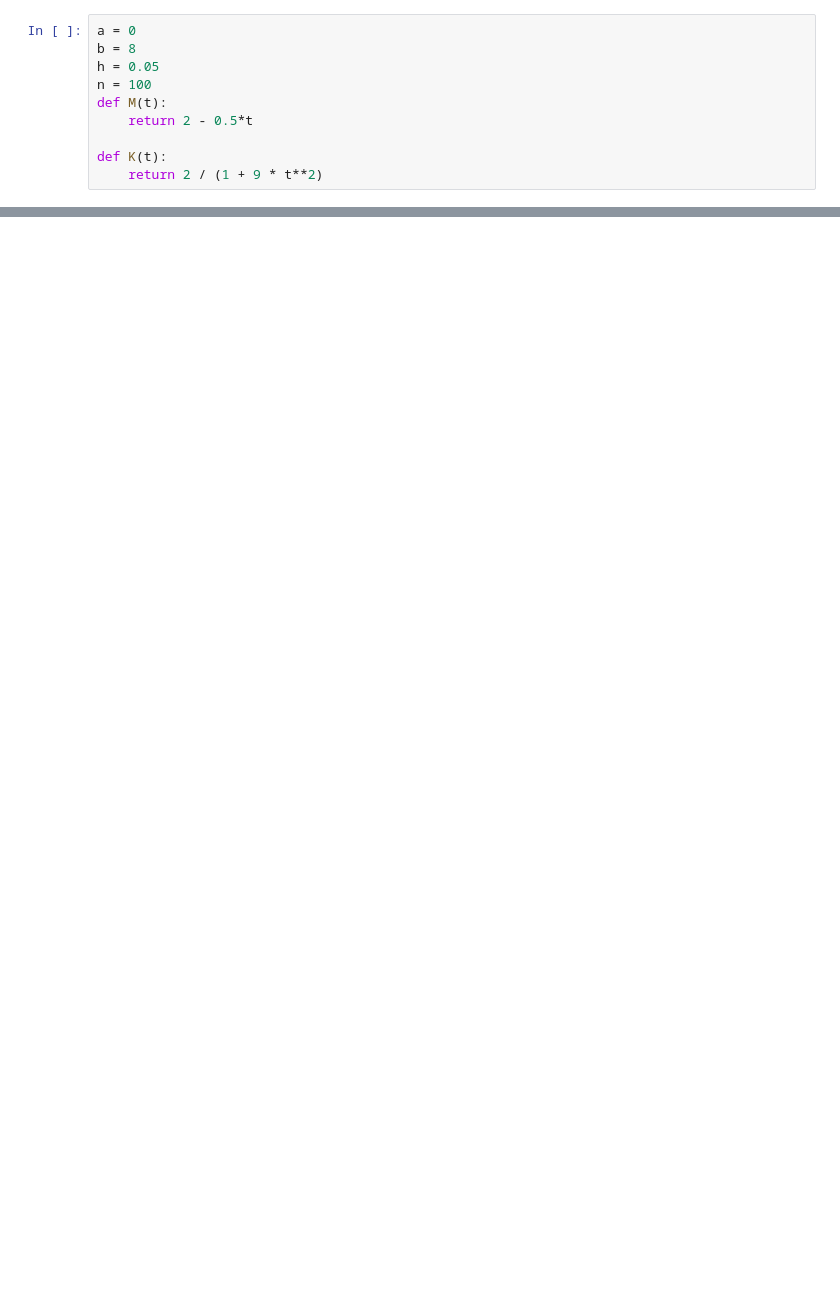
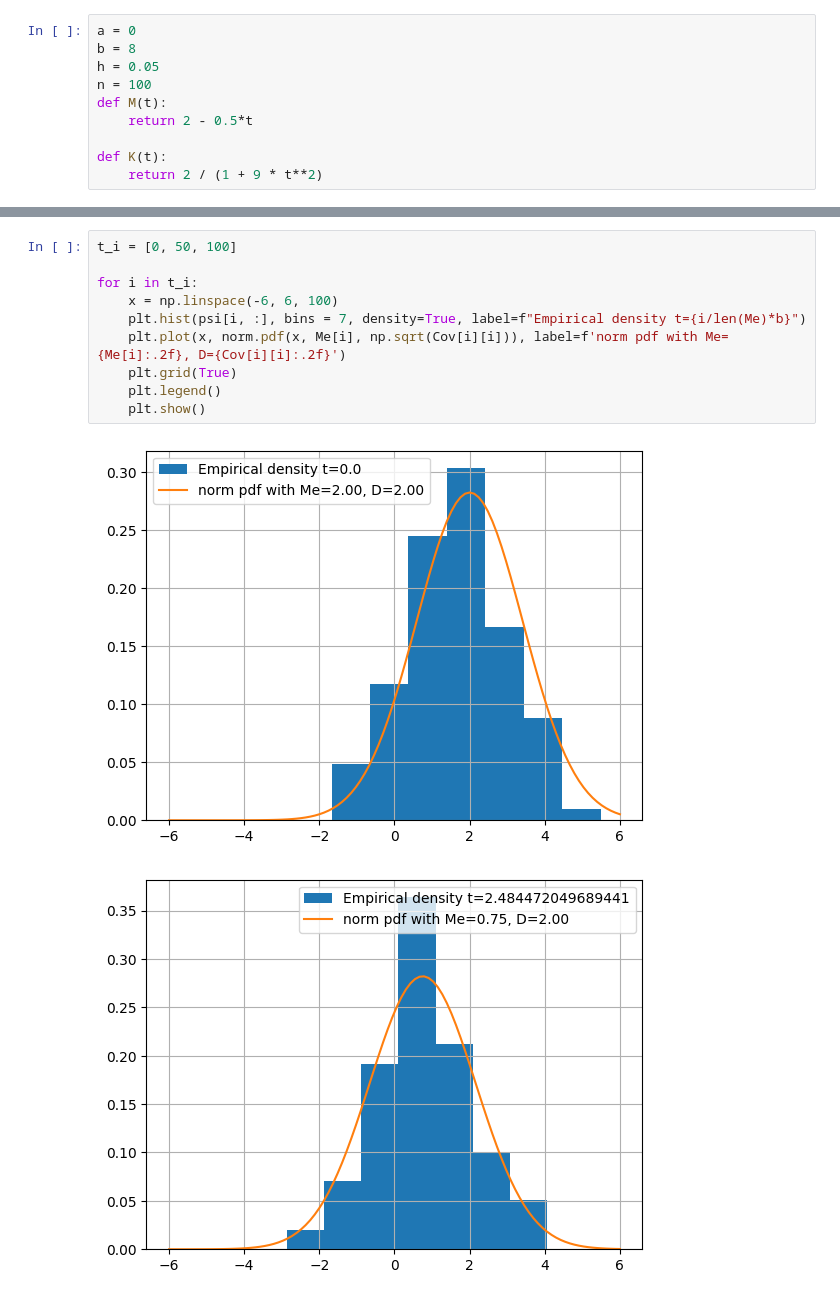
Before and after one commit to romkaimp/MS, a Jupyter notebook: Random_processes/dz2-1.ipynb, the cells around one changed output, grey strips where cells are left out. Saved outputs shown, nothing was run; the diff lists cells and outputs as text; blank space fills up the shorter version.

```diff
--- a/Random_processes/dz2-1.ipynb
+++ b/Random_processes/dz2-1.ipynb
@@ -77,0 +128,13 @@ plt.scatter([[1 for i in range(t1.shape[0])], [2 for i in range(t1.shape[0])], [
+# %%
+t_i = [0, 50, 100]
+
+for i in t_i:
+    x = np.linspace(-6, 6, 100)
+    plt.hist(psi[i, :], bins = 7, density=True, label=f"Empirical density t={i/len(Me)*b}")
+    plt.plot(x, norm.pdf(x, Me[i], np.sqrt(Cov[i][i])), label=f'norm pdf with Me={Me[i]:.2f}, D={Cov[i][i]:.2f}')
+    plt.grid(True)
+    plt.legend()
+    plt.show()
+# %% [output]
+[figure, added]
+[figure, added]
```
Also changed, not shown: parts of 8 cells of this notebook, 1 other file.
